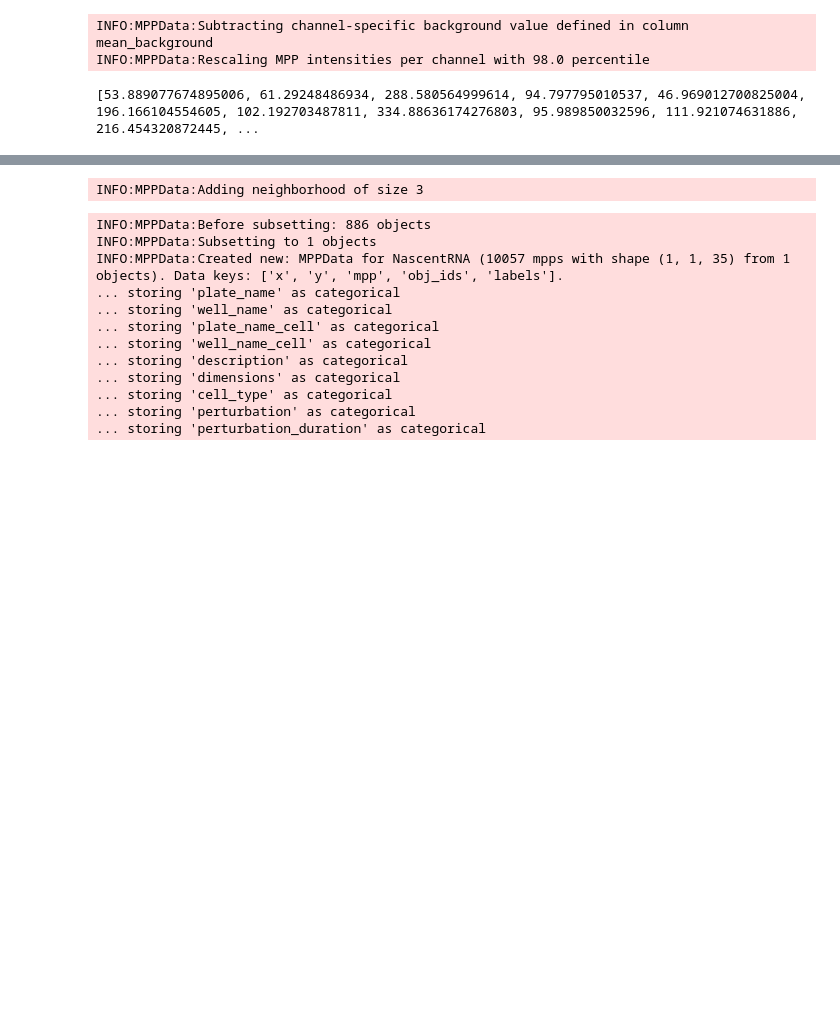
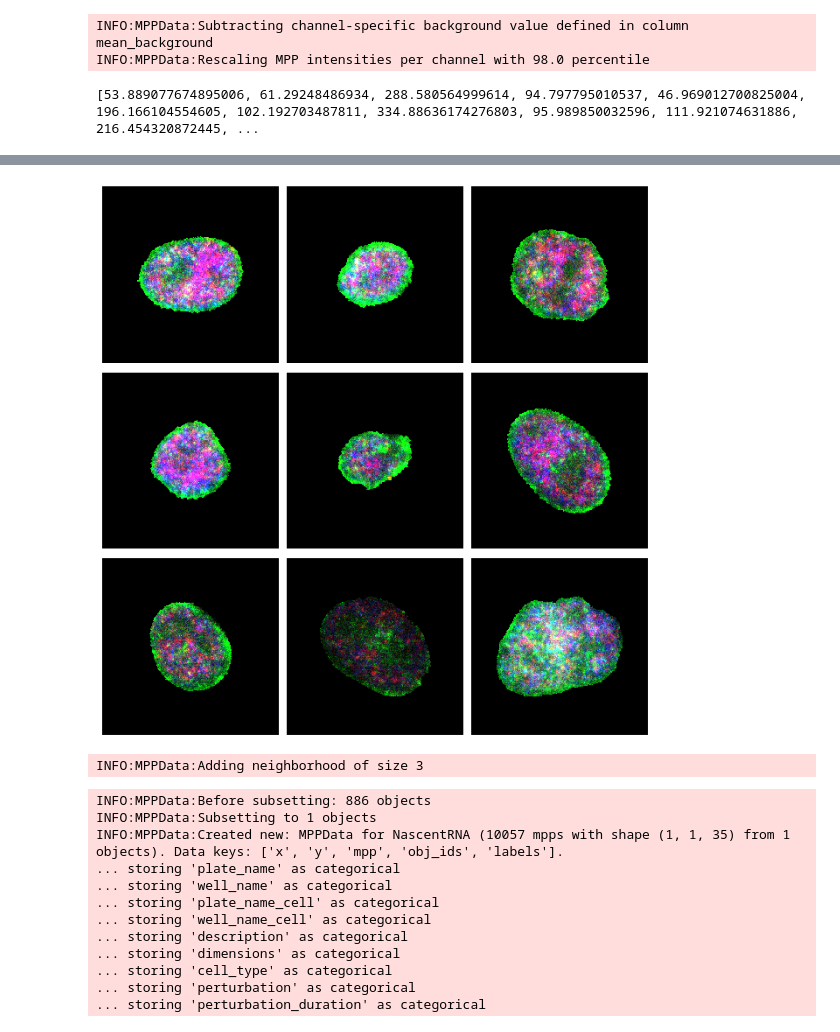
Before and after one commit to theislab/campa, a Jupyter notebook: notebooks/mpp_data.ipynb, the cells around one changed output, grey strips where cells are left out. Drawn from its saved outputs; the diff is of its cells as text; code cells hidden in the pictures; blank space fills up the shorter version.

```diff
--- a/notebooks/mpp_data.ipynb
+++ b/notebooks/mpp_data.ipynb
@@ -222,0 +232,18 @@ WARNING:matplotlib.image:Clipping input data to the valid range for imshow with
+# %%
+# get and plot image
+#NOTE: need to provide 3 channels for the data!
+import matplotlib.pyplot as plt
+
+img = mpp_data.get_object_imgs(channel_ids=[0,1,10], img_size=255)
+num_rows, num_cols=3, 3
+fig, axes = plt.subplots(num_rows, num_cols, figsize=((int(3 * num_rows), int(3 * num_cols))))
+i=0
+for row in range(num_rows):
+    for col in range(num_cols):
+        axes[row][col].imshow(img[i],interpolation='none')
+        axes[row][col].axis('off')
+        i+=1
+plt.tight_layout()
+plt.savefig("img_several.png")
+plt.close()
+# %% [output]
@@ -223,3 +259,4 @@ WARNING:matplotlib.image:Clipping input data to the valid range for imshow with
+[figure, added]
 # %%
 # add neighbors
 mpp_data.add_neighborhood(size=3)
```
Also changed, not shown: parts of 16 cells of this notebook, 4 other files.
